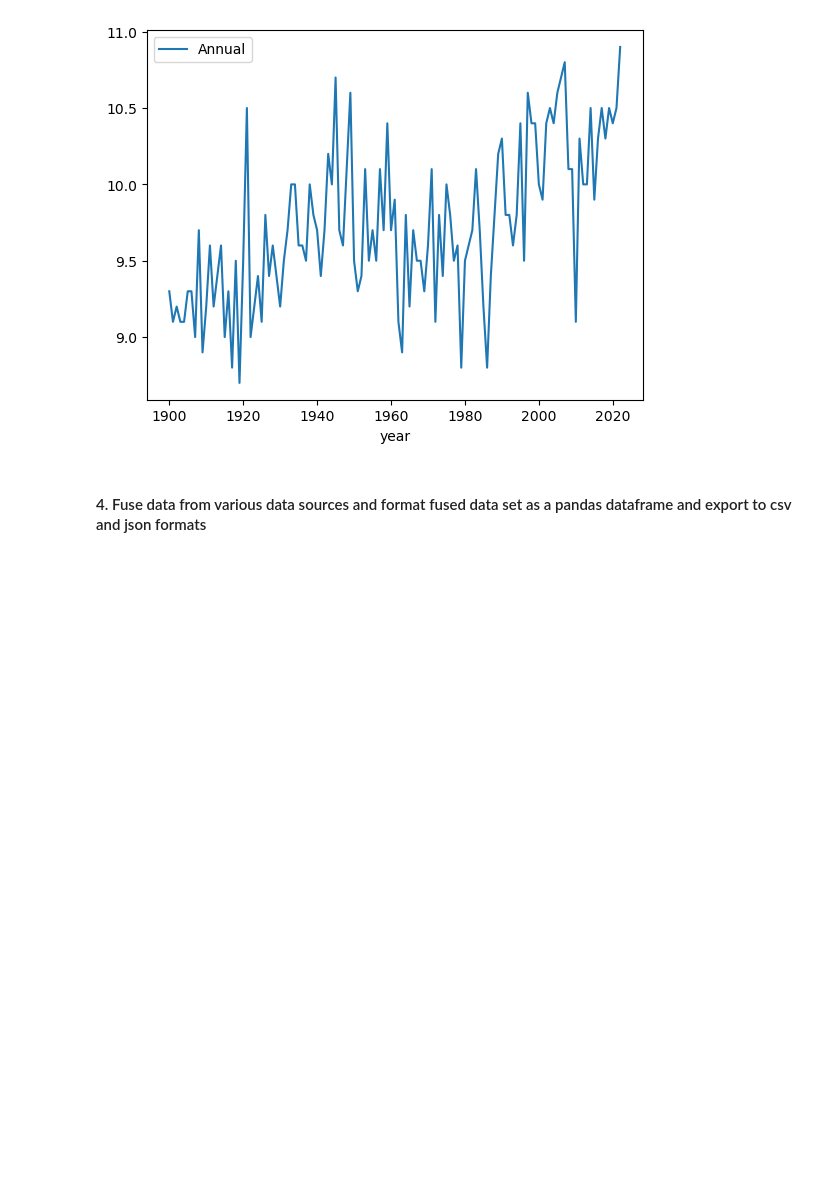
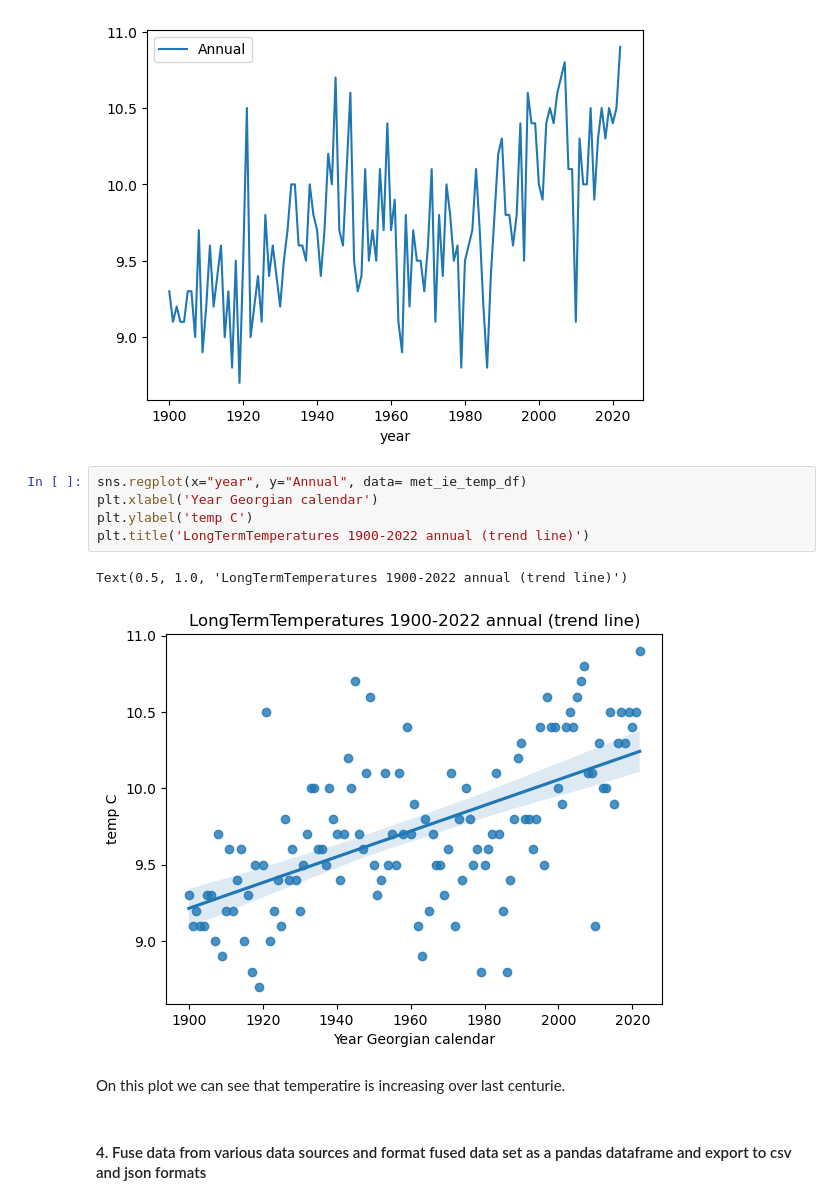
Before and after one commit to OlgaKnut/Programming-for-Data-Analysis-Project-2, a Jupyter notebook: pfda_project_2.ipynb, the cells around one changed output. Cells and saved outputs as stored; diff of their text form; blank space fills up the shorter version.

```diff
--- a/pfda_project_2.ipynb
+++ b/pfda_project_2.ipynb
@@ -573,6 +577,16 @@ met_ie_temp_df.plot(x="year", y="Annual")
 # %% [output]
 <AxesSubplot:xlabel='year'>
 [figure]
+# %%
+sns.regplot(x="year", y="Annual", data= met_ie_temp_df)
+plt.xlabel('Year Georgian calendar')
+plt.ylabel('temp C')
+plt.title('LongTermTemperatures 1900-2022 annual (trend line)')
+# %% [output]
+Text(0.5, 1.0, 'LongTermTemperatures 1900-2022 annual (trend line)')
+[figure, added]
+# %% [markdown]
+On this plot we can see that temperatire is increasing over last centurie.
 # %% [markdown]
 #### 4. Fuse data from various data sources and format fused data set as a pandas dataframe and export to csv and json formats
 # %% [markdown]
```
Also changed, not shown: parts of 20 cells of this notebook.
